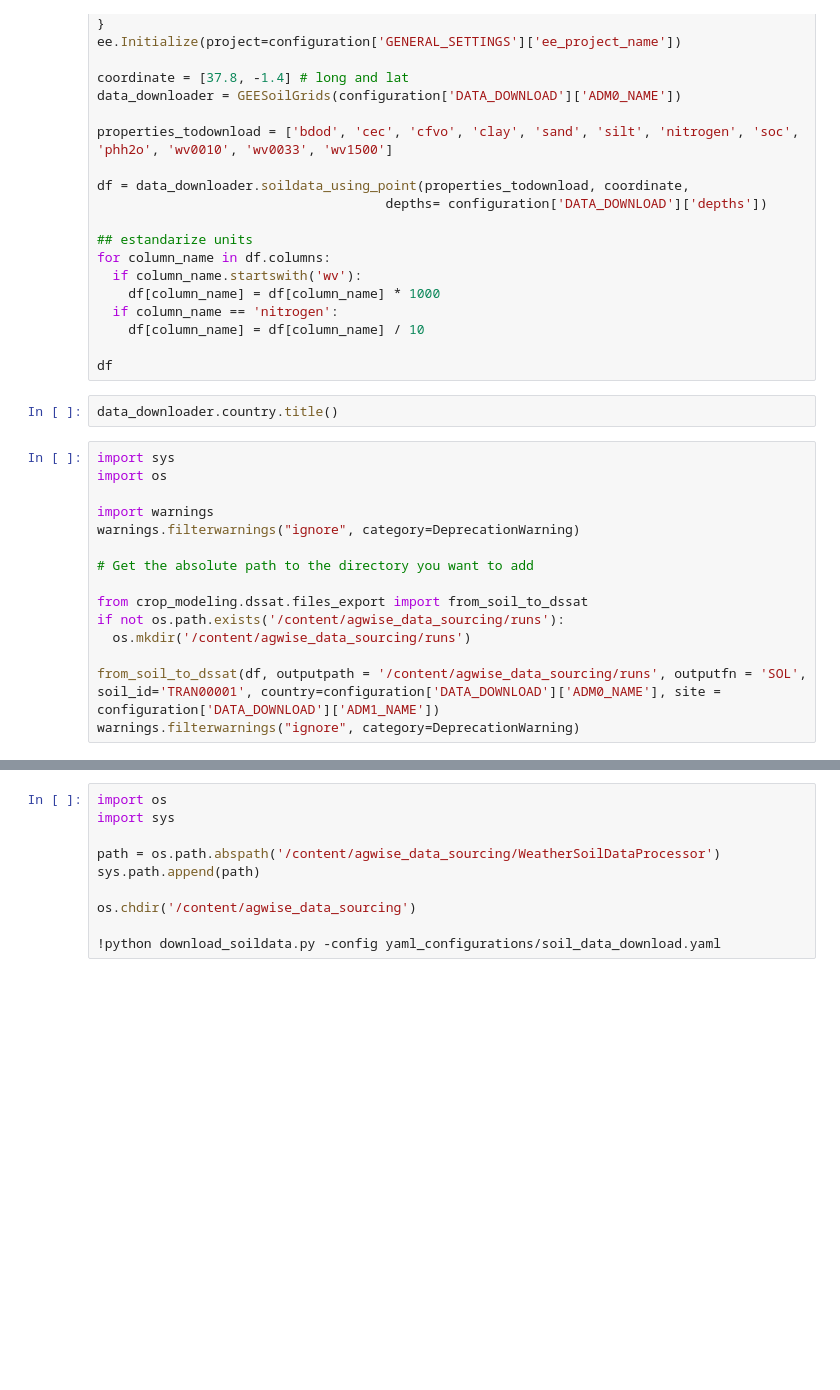
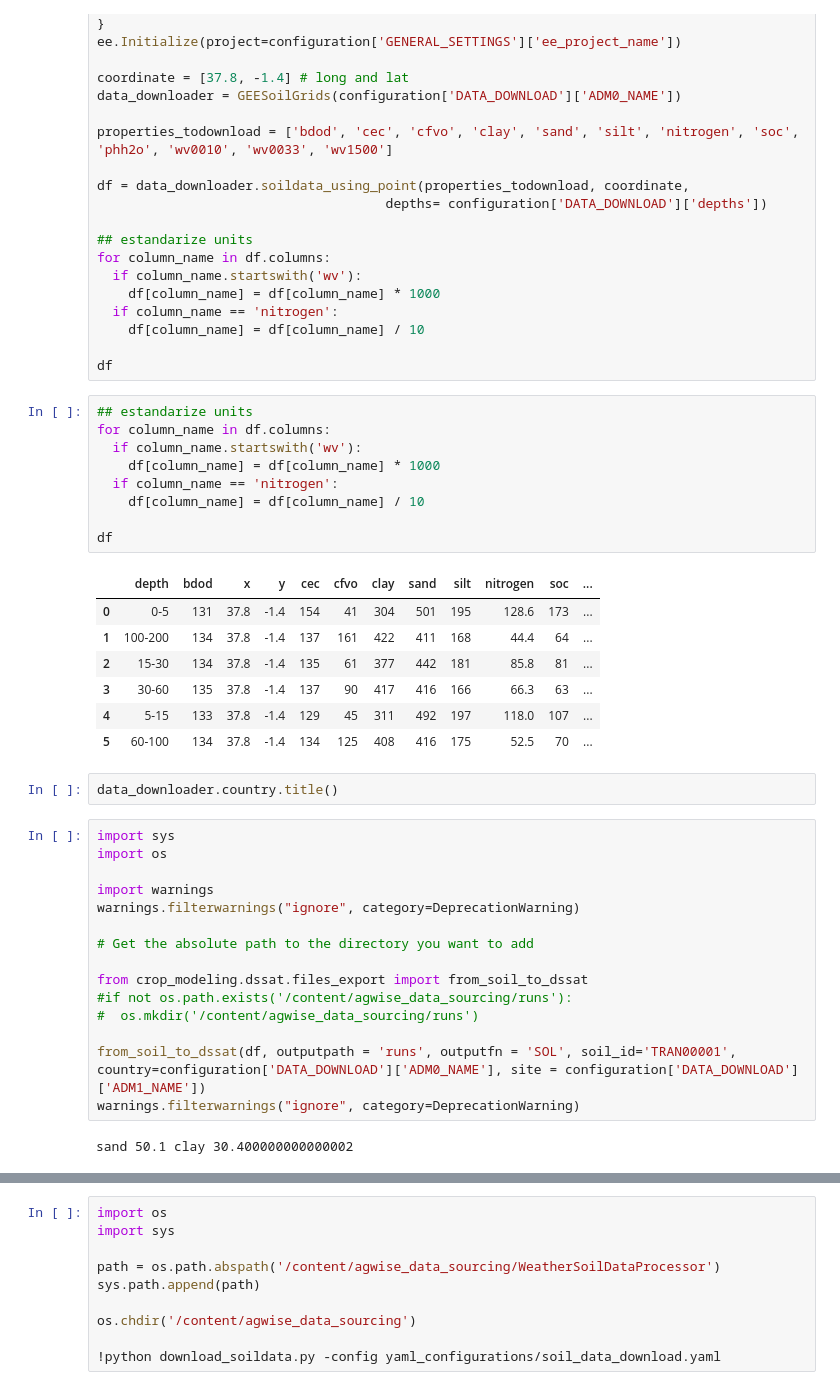
Before and after one commit to anaguilarar/agwise_data_sourcing, a Jupyter notebook: GEESoilGrids_data_download.ipynb, the cells around one changed output, grey strips where cells are left out. Cells and saved outputs as stored; diff of their text form; blank space fills up the shorter version.

Commit message:
datacube to dssat

```diff
--- a/GEESoilGrids_data_download.ipynb
+++ b/GEESoilGrids_data_download.ipynb
@@ -244,6 +289,23 @@ for column_name in df.columns:
     df[column_name] = df[column_name] / 10
 
 df
+# %%
+## estandarize units
+for column_name in df.columns:
+  if column_name.startswith('wv'):
+    df[column_name] = df[column_name] * 1000
+  if column_name == 'nitrogen':
+    df[column_name] = df[column_name] / 10
+
+df
+# %% [output]
+|  | depth | bdod | x | y | cec | cfvo | clay | sand | silt | nitrogen | soc | ... |
+| 0 | 0-5 | 131 | 37.8 | -1.4 | 154 | 41 | 304 | 501 | 195 | 128.6 | 173 | ... |
+| 1 | 100-200 | 134 | 37.8 | -1.4 | 137 | 161 | 422 | 411 | 168 | 44.4 | 64 | ... |
+| 2 | 15-30 | 134 | 37.8 | -1.4 | 135 | 61 | 377 | 442 | 181 | 85.8 | 81 | ... |
+| 3 | 30-60 | 135 | 37.8 | -1.4 | 137 | 90 | 417 | 416 | 166 | 66.3 | 63 | ... |
+| 4 | 5-15 | 133 | 37.8 | -1.4 | 129 | 45 | 311 | 492 | 197 | 118.0 | 107 | ... |
+| 5 | 60-100 | 134 | 37.8 | -1.4 | 134 | 125 | 408 | 416 | 175 | 52.5 | 70 | ... |
 # %%
 data_downloader.country.title()
 # %%
@@ -256,8 +318,10 @@ warnings.filterwarnings("ignore", category=DeprecationWarning)
 # Get the absolute path to the directory you want to add
 
 from crop_modeling.dssat.files_export import from_soil_to_dssat
-if not os.path.exists('/content/agwise_data_sourcing/runs'):
-  os.mkdir('/content/agwise_data_sourcing/runs')
+#if not os.path.exists('/content/agwise_data_sourcing/runs'):
+#  os.mkdir('/content/agwise_data_sourcing/runs')
 
-from_soil_to_dssat(df, outputpath = '/content/agwise_data_sourcing/runs', outputfn = 'SOL', soil_id='TRAN00001', country=configuration['DATA_DOWNLOAD']['ADM0_NAME'], site = configuration['DATA_DOWNLOAD']['ADM1_NAME'])
+from_soil_to_dssat(df, outputpath = 'runs', outputfn = 'SOL', soil_id='TRAN00001', country=configuration['DATA_DOWNLOAD']['ADM0_NAME'], site = configuration['DATA_DOWNLOAD']['ADM1_NAME'])
 warnings.filterwarnings("ignore", category=DeprecationWarning)
+# %% [output]
+sand 50.1 clay 30.400000000000002
```
Also changed, not shown: parts of 7 cells of this notebook, 3 other files.
